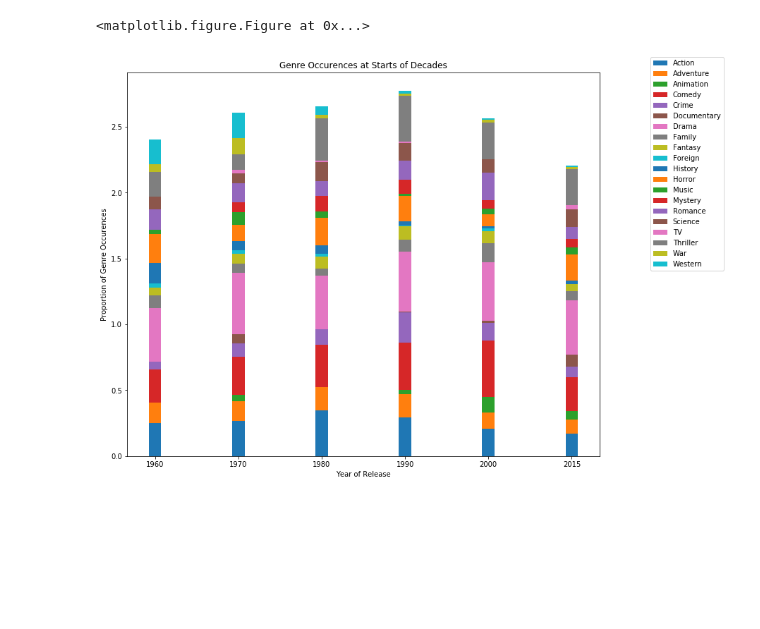
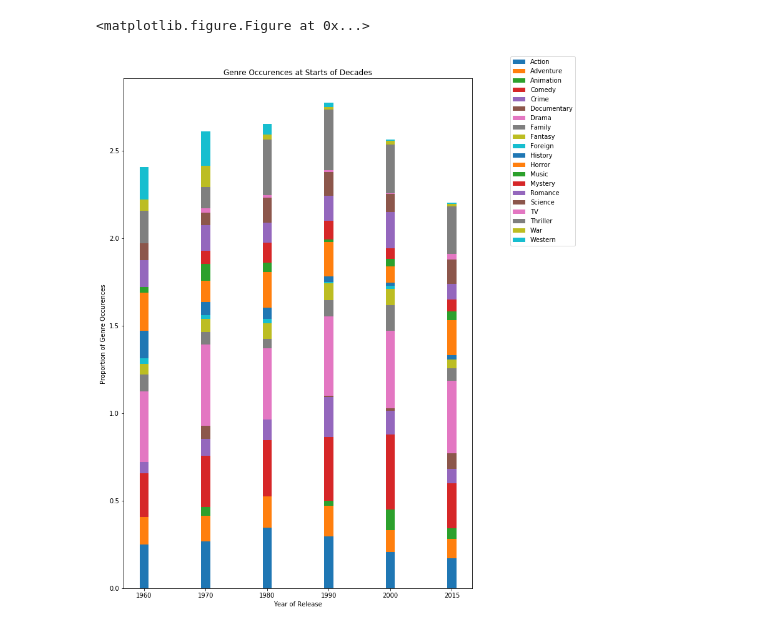
Before and after one commit to PSAB/Analyzing-movie-data, a Jupyter notebook: TMDB 5000 Movie Dataset Analysis.ipynb, the cells around one changed output. Cells and saved outputs as stored; diff of their text form; code cells hidden in the pictures; blank space fills up the shorter version.

```diff
--- a/TMDB 5000 Movie Dataset Analysis.ipynb
+++ b/TMDB 5000 Movie Dataset Analysis.ipynb
@@ -387,33 +351,33 @@ westernHeight = year_1960['Western']
 # %% [output]
 <matplotlib.figure.Figure at 0x...>
 # %%
-plt.figure(figsize=(12, 10))
+plt.figure(figsize=(10, 15))
 
 graphAction = plt.bar(x=indx, height=actionHeight, width=0.15)
 graphAdventure = plt.bar(x=indx, height=adventureHeight, width=0.15, bottom=actionHeight)
 graphAnimation = plt.bar(x=indx, height=animationHeight, width=0.15, bottom=actionHeight + adventureHeight)
 graphComedy = plt.bar(x=indx, height=comedyHeight, width=0.15, bottom=actionHeight + adventureHeight + animationHeight)
 graphCrime = plt.bar(x=indx, height=crimeHeight, width=0.15, bottom=actionHeight + adventureHeight + animationHeight + comedyHeight)
 graphDocumentary = plt.bar(x=indx, height=documentaryHeight, width=0.15, bottom=actionHeight + adventureHeight + animationHeight + comedyHeight + crimeHeight)
 graphDrama = plt.bar(x=indx, height=dramaHeight, width=0.15, bottom=actionHeight + adventureHeight + animationHeight + comedyHeight + crimeHeight + documentaryHeight)
 graphFamily = plt.bar(x=indx, height=familyHeight, width=0.15, bottom=actionHeight + adventureHeight + animationHeight + comedyHeight + crimeHeight + documentaryHeight + dramaHeight)
 graphFantasy = plt.bar(x=indx, height=fantasyHeight, width=0.15, bottom=actionHeight + adventureHeight + animationHeight + comedyHeight + crimeHeight + documentaryHeight + dramaHeight + familyHeight)
 graphForeign = plt.bar(x=indx, height=foreignHeight, width=0.15, bottom=actionHeight + adventureHeight + animationHeight + comedyHeight + crimeHeight + documentaryHeight + dramaHeight + familyHeight + fantasyHeight)
 graphHistory = plt.bar(x=indx, height=historyHeight, width=0.15, bottom=actionHeight + adventureHeight + animationHeight + comedyHeight + crimeHeight + documentaryHeight + dramaHeight + familyHeight + fantasyHeight + foreignHeight)
 graphHorror = plt.bar(x=indx, height=horrorHeight, width=0.15, bottom=actionHeight + adventureHeight + animationHeight + comedyHeight + crimeHeight + documentaryHeight + dramaHeight + familyHeight + fantasyHeight + foreignHeight + historyHeight)
 graphMusic = plt.bar(x=indx, height=musicHeight, width=0.15, bottom=actionHeight + adventureHeight + animationHeight + comedyHeight + crimeHeight + documentaryHeight + dramaHeight + familyHeight + fantasyHeight + foreignHeight + historyHeight + horrorHeight)
 graphMystery = plt.bar(x=indx, height=mysteryHeight, width=0.15, bottom=actionHeight + adventureHeight + animationHeight + comedyHeight + crimeHeight + documentaryHeight + dramaHeight + familyHeight + fantasyHeight + foreignHeight + historyHeight + horrorHeight + musicHeight)
 graphRomance = plt.bar(x=indx, height=romanceHeight, width=0.15, bottom=actionHeight + adventureHeight + animationHeight + comedyHeight + crimeHeight + documentaryHeight + dramaHeight + familyHeight + fantasyHeight + foreignHeight + historyHeight + horrorHeight + musicHeight + mysteryHeight)
 graphScience = plt.bar(x=indx, height=scienceHeight, width=0.15, bottom=actionHeight + adventureHeight + animationHeight + comedyHeight + crimeHeight + documentaryHeight + dramaHeight + familyHeight + fantasyHeight + foreignHeight + historyHeight + horrorHeight + musicHeight + mysteryHeight + romanceHeight)
 graphTV = plt.bar(x=indx, height=tvHeight, width=0.15, bottom=actionHeight + adventureHeight + animationHeight + comedyHeight + crimeHeight + documentaryHeight + dramaHeight + familyHeight + fantasyHeight + foreignHeight + historyHeight + horrorHeight + musicHeight + mysteryHeight + romanceHeight + scienceHeight)
 graphThriller = plt.bar(x=indx, height=thrillerHeight, width=0.15, bottom=actionHeight + adventureHeight + animationHeight + comedyHeight + crimeHeight + documentaryHeight + dramaHeight + familyHeight + fantasyHeight + foreignHeight + historyHeight + horrorHeight + musicHeight + mysteryHeight + romanceHeight + scienceHeight + tvHeight)
 graphWar = plt.bar(x=indx, height=warHeight, width=0.15, bottom=actionHeight + adventureHeight + animationHeight + comedyHeight + crimeHeight + documentaryHeight + dramaHeight + familyHeight + fantasyHeight + foreignHeight + historyHeight + horrorHeight + musicHeight + mysteryHeight + romanceHeight + scienceHeight + tvHeight + thrillerHeight)
 graphWestern = plt.bar(x=indx, height=westernHeight, width=0.15, bottom=actionHeight + adventureHeight + animationHeight + comedyHeight + crimeHeight + documentaryHeight + dramaHeight + familyHeight + fantasyHeight + foreignHeight + historyHeight + horrorHeight + musicHeight + mysteryHeight + romanceHeight + scienceHeight + tvHeight + thrillerHeight + warHeight)
 
 plt.legend((graphAction[0], graphAdventure[0], graphAnimation[0], graphComedy[0], graphCrime[0], graphDocumentary[0], graphDrama[0], graphFamily[0], graphFantasy[0], graphForeign[0], graphHistory[0], graphHorror[0], graphMusic[0], graphMystery[0], graphRomance[0], graphScience[0], graphTV[0], graphThriller[0], graphWar[0], graphWestern[0]), ('Action', 'Adventure', 'Animation', 'Comedy', 'Crime', 'Documentary', 'Drama', 'Family', 'Fantasy', 'Foreign', 'History', 'Horror', 'Music', 'Mystery', 'Romance', 'Science', 'TV', 'Thriller', 'War', 'Western'), bbox_to_anchor=(1.1, 1.05))
 plt.xticks(indx, ['1960', '1970', '1980', '1990', '2000', '2015'])
 plt.xlabel('Year of Release')
 plt.ylabel('Proportion of Genre Occurences')
 plt.title('Genre Occurences at Starts of Decades');
 # %% [output]
-[figure, old version]
+[figure, new version]
```
Also changed, not shown: parts of 9 cells of this notebook.
